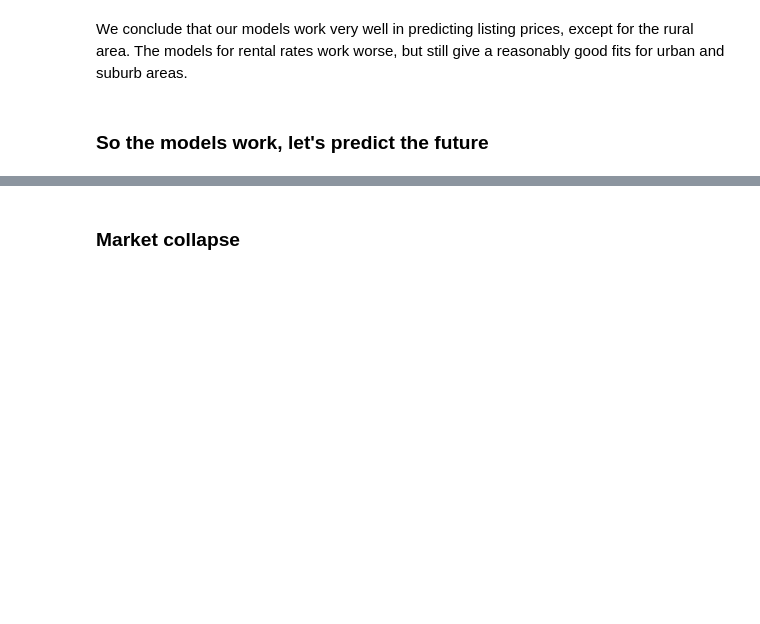
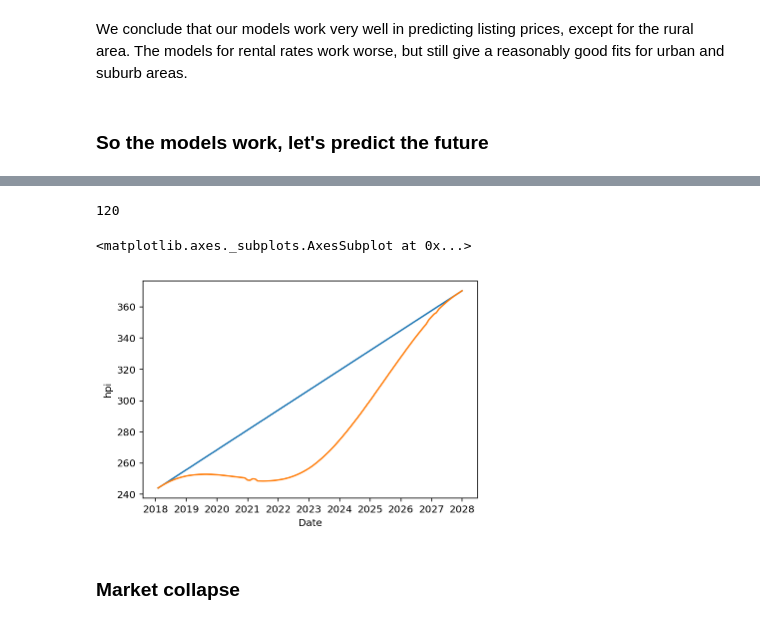
Before and after one commit to ivlis/rent-or-buy, a Jupyter notebook: rent-or-buy.ipynb, the cells around one changed output, grey strips where cells are left out. Saved outputs shown, nothing was run; the diff lists cells and outputs as text; code cells hidden in the pictures; blank space fills up the shorter version.

```diff
--- a/rent-or-buy.ipynb
+++ b/rent-or-buy.ipynb
@@ -384,3 +534,13 @@ future['Date'] = pd.Series(pd.date_range('2018-01-01', periods=12*years, freq='M
+# %%
+len(future)
+# %% [output]
+120
+# %%
+sns.lineplot(data=future,x='Date', y='hpi_lin')
+sns.lineplot(data=future,x='Date', y='hpi')
+# %% [output]
+<matplotlib.axes._subplots.AxesSubplot at 0x...>
+[figure, added]
 # %% [markdown]
 ### Market collapse
 # %%
```
Also changed, not shown: parts of 8 cells of this notebook, 1 other file.
